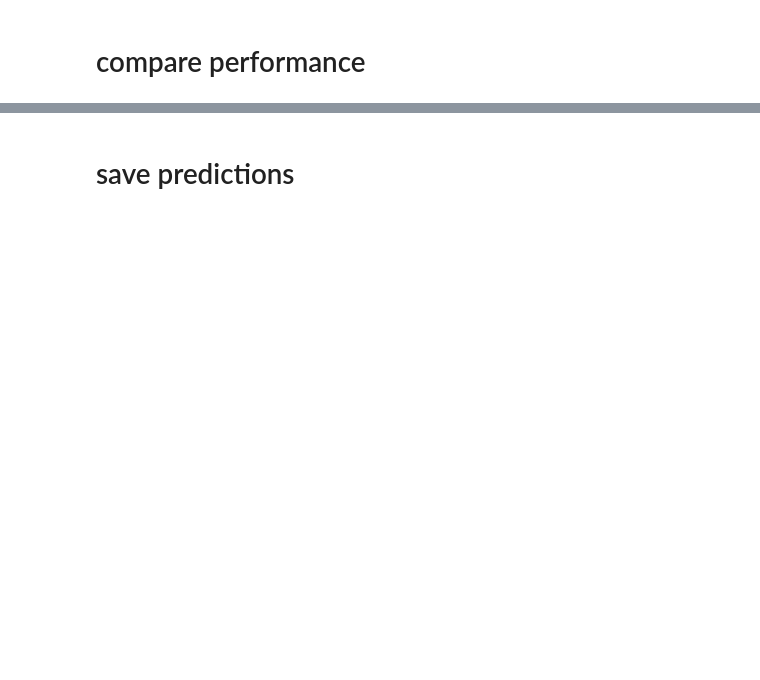
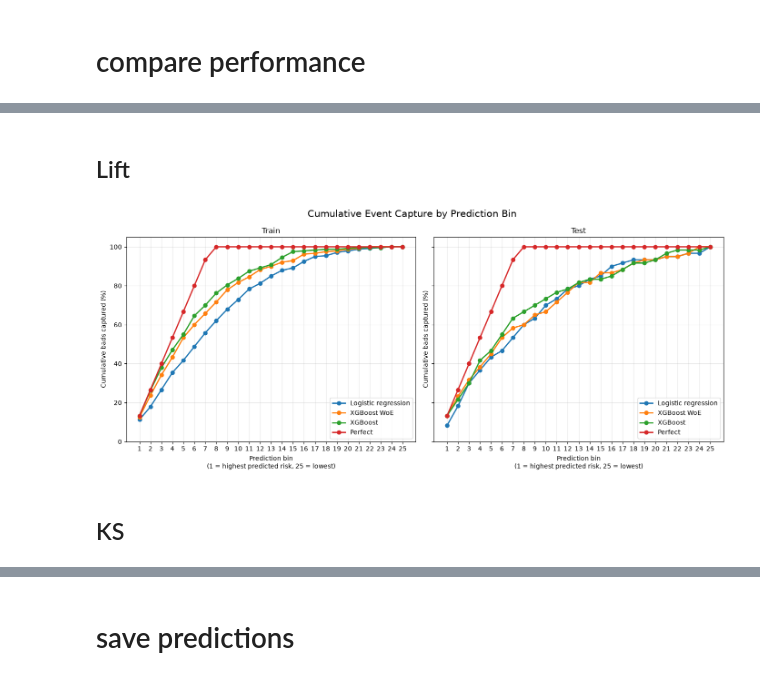
Before and after one commit to MonoJello/credit-risk, a Jupyter notebook: code/03 results.ipynb, the cells around one changed output, grey strips where cells are left out. Cells and saved outputs as stored; diff of their text form; code cells hidden in the pictures; blank space fills up the shorter version.

```diff
--- a/code/03 results.ipynb
+++ b/code/03 results.ipynb
@@ -268,0 +142,14 @@ calibration_plot(df_train, df_test, 10)
+# %% [markdown]
+## Lift
+# %%
+res.cumulative_event_rate_plot(
+    df_1=df_train,
+    df_2=df_test,
+    models=models_names,
+    target_name="bad",
+    n_bins=25
+)
+# %% [output]
+[figure, added]
+# %% [markdown]
+## KS
```
Also changed, not shown: parts of 35 cells of this notebook, 3 other files.
